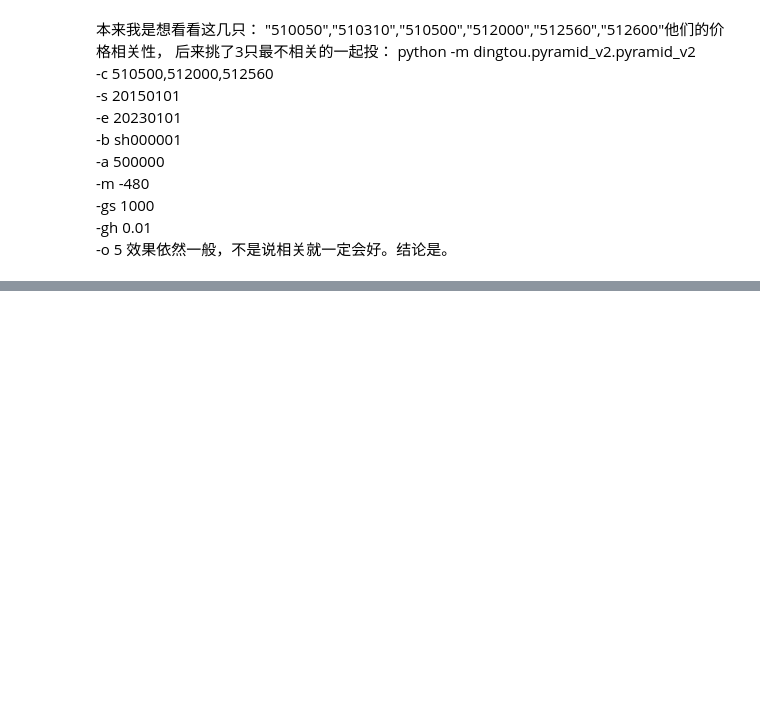
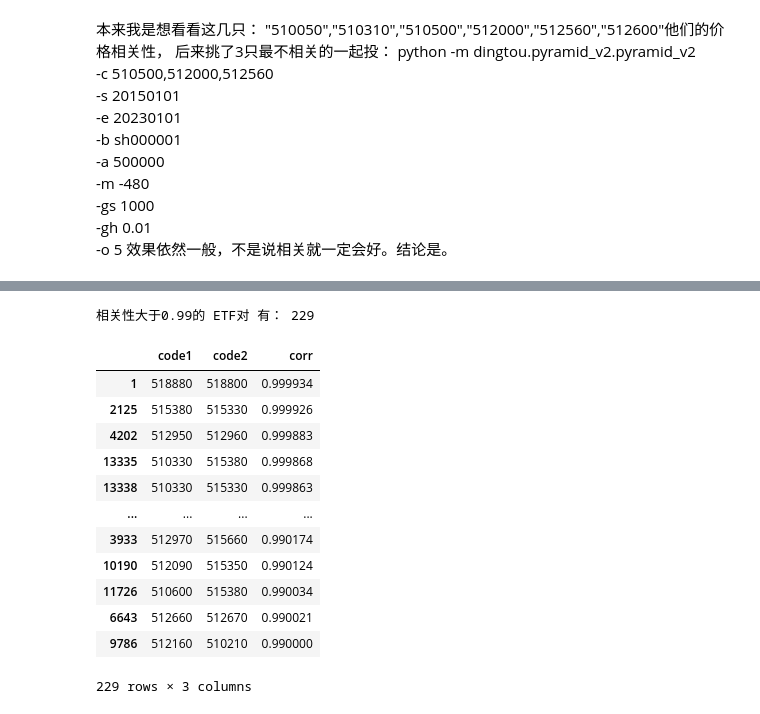
Before and after one commit to webclinic017/quant_research, a Jupyter notebook: dingtou/research/不同etf之间的相关性分析.ipynb, the cells around one changed output, grey strips where cells are left out. Cells and saved outputs as stored; diff of their text form; code cells hidden in the pictures; blank space fills up the shorter version.

```diff
--- a/dingtou/research/不同etf之间的相关性分析.ipynb
+++ b/dingtou/research/不同etf之间的相关性分析.ipynb
@@ -89,0 +218,27 @@ dfs[0].drop(columns=['code'])
+# %%
+df_v1 = df_valid[df_valid!=1.0]
+df_v2 = df_v1.dropna()
+df_v3 = df_v2.sort_values(by='corr',ascending=False)
+df_v4 = df_v3.drop_duplicates(subset=['corr'])
+df_v5 = df_v4[df_v4['corr']>0.99]
+print("相关性大于0.99的 ETF对 有：", len(df_v5))
+df_v5
+# len(df_v5.code1.unique())
+# df_valid.sort_values(by='corr')
+# df_codes = df_valid.code1.append(df_valid.code2)
+# len(df_codes.unique())
+# %% [output]
+相关性大于0.99的 ETF对 有： 229
+|  | code1 | code2 | corr |
+| 1 | 518880 | 518800 | 0.999934 |
+| 2125 | 515380 | 515330 | 0.999926 |
+| 4202 | 512950 | 512960 | 0.999883 |
+| 13335 | 510330 | 515380 | 0.999868 |
+| 13338 | 510330 | 515330 | 0.999863 |
+| ... | ... | ... | ... |
+| 3933 | 512970 | 515660 | 0.990174 |
+| 10190 | 512090 | 515350 | 0.990124 |
+| 11726 | 510600 | 515380 | 0.990034 |
+| 6643 | 512660 | 512670 | 0.990021 |
+| 9786 | 512160 | 510210 | 0.990000 |
+229 rows × 3 columns
```
Also changed, not shown: parts of 12 cells of this notebook, 10 other files.
